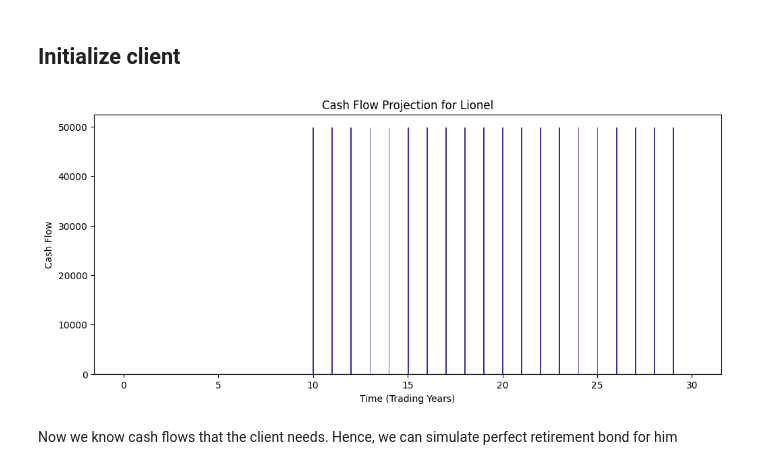
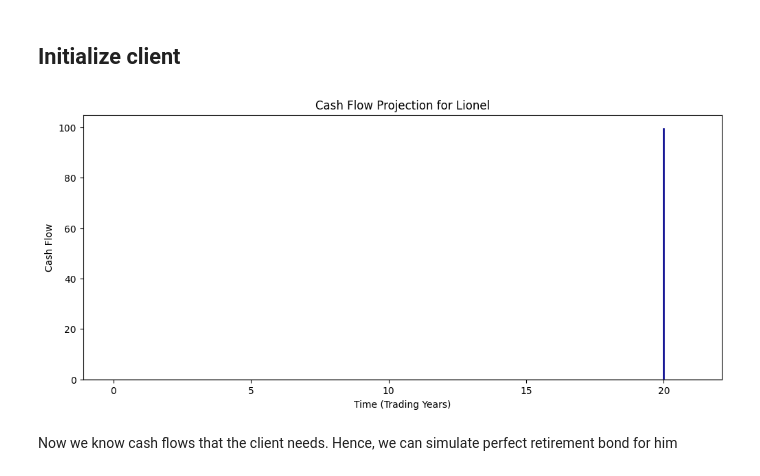
Before and after one commit to aleksandr-mikhailov-edhec/Goal-Based-Investing, a Jupyter notebook: 1.1 Test of stochastic scenarios.ipynb, the cells around one changed output. Cells and saved outputs as stored; diff of their text form; code cells hidden in the pictures.

```diff
--- a/1.1 Test of stochastic scenarios.ipynb
+++ b/1.1 Test of stochastic scenarios.ipynb
@@ -38,15 +38,15 @@ simulated_market.plot_market_simulation()
 ## Initialize client
 # %%
 client = pensioner.RetirementClient("Lionel",
-                           accumulation_years=10,
+                           accumulation_years=20,
                            accumulation_cash_flow=0,
-                           decumulation_years=20,
-                           decumulation_cash_flow=50000,
+                           decumulation_years=1,
+                           decumulation_cash_flow=100,
                            periodicity = 12)
 
 client.plot_cash_flows()
 # %% [output]
-[figure, old version]
+[figure, new version]
 # %% [markdown]
 Now we know cash flows that the client needs. Hence, we can simulate perfect retirement bond for him
 # %%
```
Also changed, not shown: parts of 8 cells of this notebook, 3 other files.
